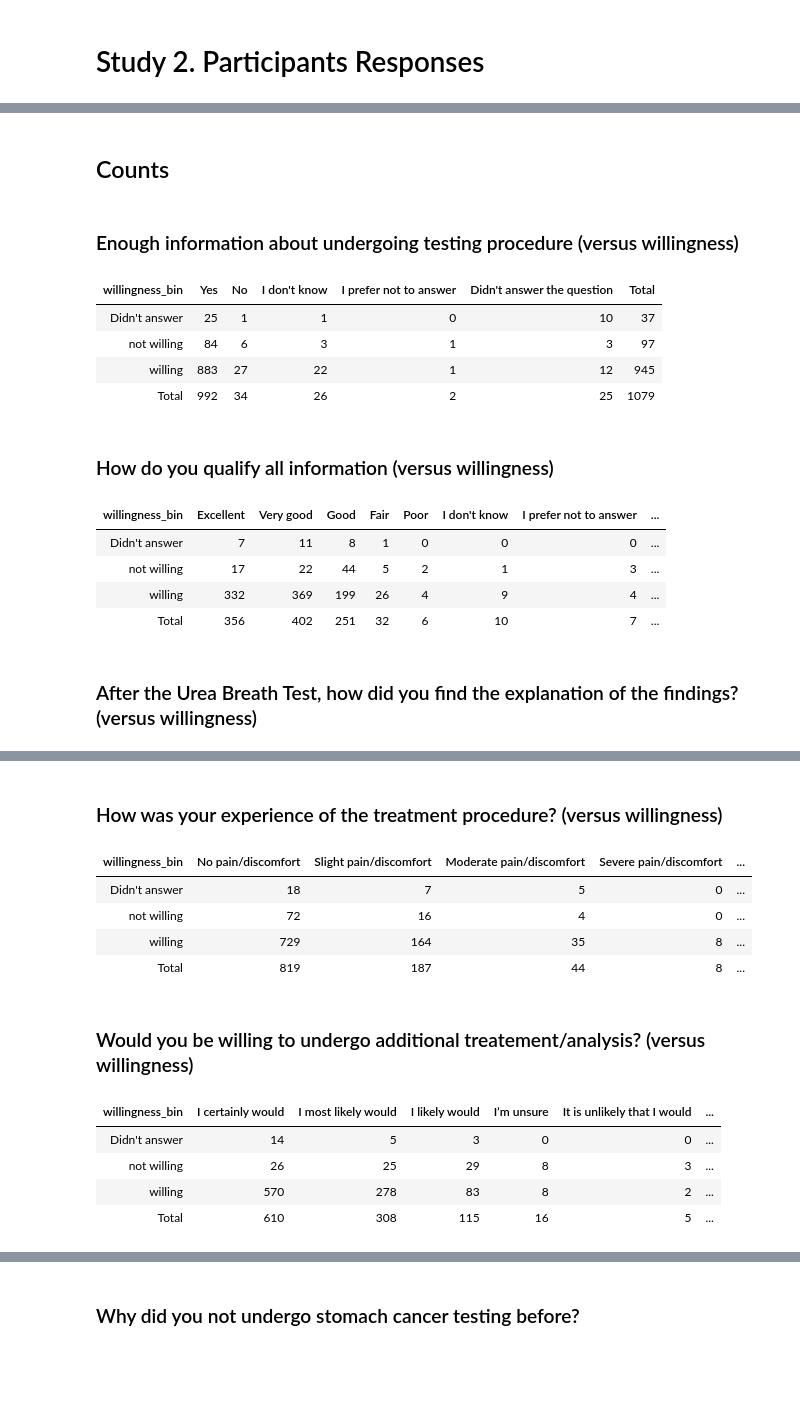
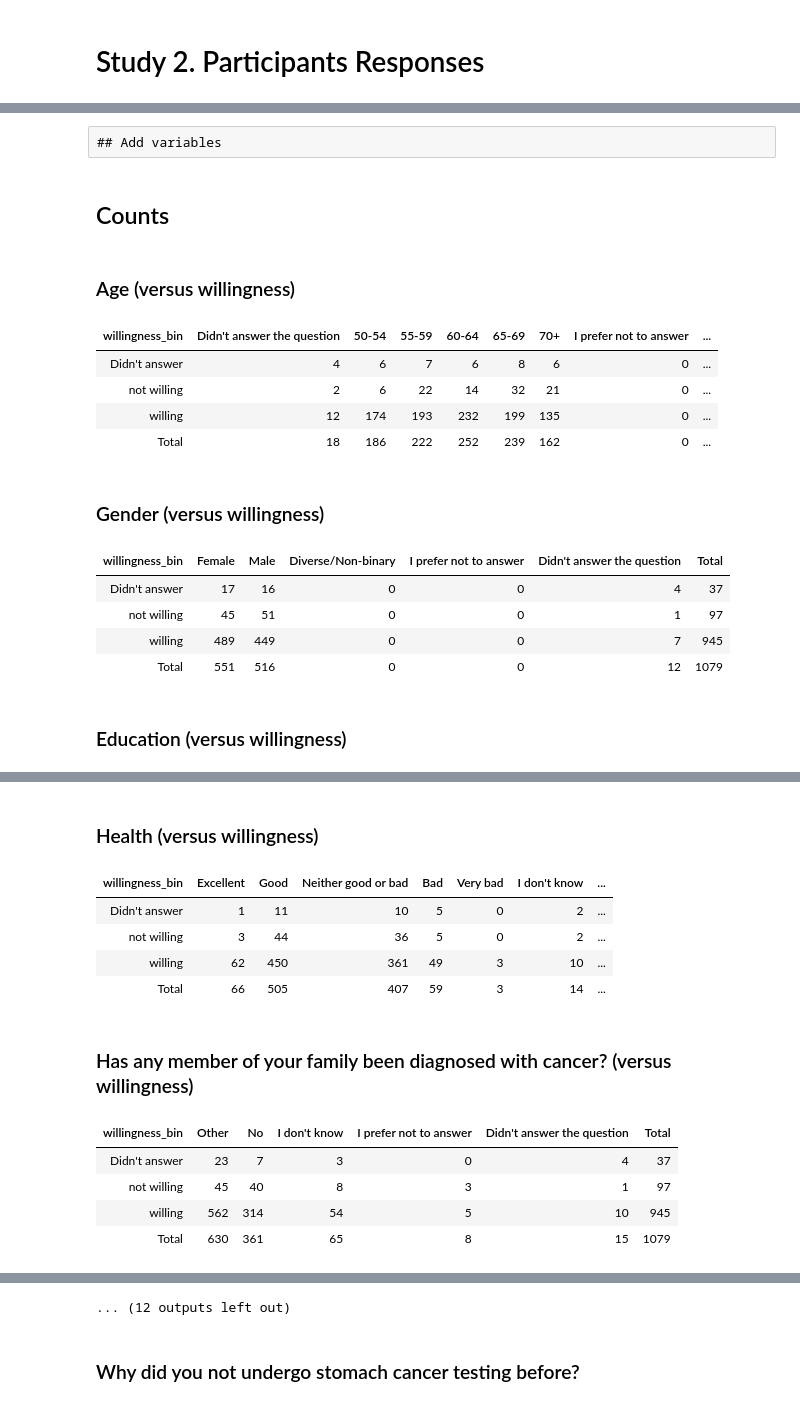
Before and after one commit to omesalles/togas, a Jupyter notebook: scripts/descriptive-participants-answers.ipynb, the cells around one changed output, grey strips where cells are left out. Cells and saved outputs as stored; diff of their text form; code cells hidden in the pictures; blank space fills up the shorter version.

Commit message:
Descriptive stats of participants answers

```diff
--- a/scripts/descriptive-participants-answers.ipynb
+++ b/scripts/descriptive-participants-answers.ipynb
@@ -32,7 +27,15 @@ df1 = df1 |> add_willingness(1) |>
 # %% [markdown]
 ## Counts
 # %%
-categorical_fields = c("Enough information about undergoing testing procedure"="info_testing_procedure",
+categorical_fields = c("Gender"="gender",
+                       "Education"="education",
+                       "Health"="health",
+                       "Has any member of your family been diagnosed with cancer?"="family_history",
+                       "Do you know any of the risk factors and warning symptoms of stomach cancer?"="awareness_GC",
+                       "Do you personally know anyone who has had H. pylori infection?"="knowing",
+                       "Are you aware of the possible consequences of H. pylori infection?"="awareness_pilory",
+                       "Have you ever been tested for H. pylori before participating in this study?"="prior_pilory",
+                       "Enough information about undergoing testing procedure"="info_testing_procedure",
                        "Enough information about the necessity of a UBT"="info_urea_test",
                        "Enough information about the necessity of a follow up UBT"="info_followup",
                        "Enough information about the necessity of further treatment"="info_further_treatment",
@@ -306,3 +307,5 @@ df2 = haven::read_sav("../data/Pilot2.sav") |> add_participation() |> dplyr::fil
+# %% [raw]
+## Add variables
 # %%
 df2 = df2 |> add_willingness(2) |> add_age() |>
             add_gender() |> add_education() |> add_health() |>
@@ -314,41 +317,48 @@ df2 = df2 |> add_willingness(2) |> add_age() |>
 # %% [markdown]
 ## Counts
 # %%
-categorical_fields = c("Enough information about undergoing testing procedure"="info_testing_procedure",
-                       "How do you qualify all information "="quality_info",
-                       "After the Urea Breath Test, how did you find the explanation of the findings?"="treatment_explanation_findings",
-                       "How was your experience of the treatment procedure?"="experience_treatment_procedure",
-                       "Would you be willing to undergo additional treatement/analysis?"="willing_formore_tests")
+categorical_fields = c("Age"="age",
+                       "Gender"="gender",
+                       "Education"="education",
+                       "Health"="health",
+                       "Has any member of your family been diagnosed with cancer?"="family_history",
+                       "Do you know any of the risk factors and warning symptoms of stomach cancer?"="awareness_GC",
+                       "Have you had an upper endoscopy to checkup your stomach (camera test of the stomach) before?"="prior_endoscopy",
+                       "Did you receive enough information about undergoing two procedures (endoscopy and colonoscopy) in the same session?"="info_testing_procedure",
+                       "How do you qualify all information (written or verbally) provided before upper endoscopy and colonoscopy?"="quality_info",
+                       "After the performed procedures, how did you find the explanation of the procedures and the findings?"="treatment_explanation_findings",
+                       "Did you experience pain/discomfort after the upper endoscopy and colonoscopy?"="experience_treatment_procedure",
+                       "If there is a need for additional treatment or tests and follow-up analysis after the upper endoscopy, would you be willing to undergo them?"="willing_formore_tests")
 
 for (heading in names(categorical_fields)) {
   variable <- categorical_fields[[heading]]
   # Display heading
   IRdisplay::display_markdown(
     paste0("### ", heading, "  (versus willingness)")
   )
   # Generate and display frequency table
   table <-  df2 |> janitor_table("willingness_bin", variable) |>  janitor::adorn_totals("col")
   IRdisplay::display_html(
     as.character(
         knitr::kable(
           table,
           format = "html",
           align = "lrr"
         )
     )
   )
 }
 # %% [output]
-### Enough information about undergoing testing procedure  (versus willingness)
+### Age  (versus willingness)
-| willingness_bin | Yes | No | I don't know | I prefer not to answer | Didn't answer the question | Total |
-| Didn't answer | 25 | 1 | 1 | 0 | 10 | 37 |
-| not willing | 84 | 6 | 3 | 1 | 3 | 97 |
-| willing | 883 | 27 | 22 | 1 | 12 | 945 |
-| Total | 992 | 34 | 26 | 2 | 25 | 1079 |
+| willingness_bin | Didn't answer the question | 50-54 | 55-59 | 60-64 | 65-69 | 70+ | I prefer not to answer | ... |
+| Didn't answer | 4 | 6 | 7 | 6 | 8 | 6 | 0 | ... |
+| not willing | 2 | 6 | 22 | 14 | 32 | 21 | 0 | ... |
+| willing | 12 | 174 | 193 | 232 | 199 | 135 | 0 | ... |
+| Total | 18 | 186 | 222 | 252 | 239 | 162 | 0 | ... |
-### How do you qualify all information   (versus willingness)
+### Gender  (versus willingness)
-| willingness_bin | Excellent | Very good | Good | Fair | Poor | I don't know | I prefer not to answer | ... |
-| Didn't answer | 7 | 11 | 8 | 1 | 0 | 0 | 0 | ... |
-| not willing | 17 | 22 | 44 | 5 | 2 | 1 | 3 | ... |
-| willing | 332 | 369 | 199 | 26 | 4 | 9 | 4 | ... |
-| Total | 356 | 402 | 251 | 32 | 6 | 10 | 7 | ... |
+| willingness_bin | Female | Male | Diverse/Non-binary | I prefer not to answer | Didn't answer the question | Total |
+| Didn't answer | 17 | 16 | 0 | 0 | 4 | 37 |
+| not willing | 45 | 51 | 0 | 0 | 1 | 97 |
+| willing | 489 | 449 | 0 | 0 | 7 | 945 |
+| Total | 551 | 516 | 0 | 0 | 12 | 1079 |
-### After the Urea Breath Test, how did you find the explanation of the findings?  (versus willingness)
+### Education  (versus willingness)
@@ -360,12 +370,12 @@ for (heading in names(categorical_fields)) {
-### How was your experience of the treatment procedure?  (versus willingness)
+### Health  (versus willingness)
-| willingness_bin | No pain/discomfort | Slight pain/discomfort | Moderate pain/discomfort | Severe pain/discomfort | ... |
-| Didn't answer | 18 | 7 | 5 | 0 | ... |
-| not willing | 72 | 16 | 4 | 0 | ... |
-| willing | 729 | 164 | 35 | 8 | ... |
-| Total | 819 | 187 | 44 | 8 | ... |
+| willingness_bin | Excellent | Good | Neither good or bad | Bad | Very bad | I don't know | ... |
+| Didn't answer | 1 | 11 | 10 | 5 | 0 | 2 | ... |
+| not willing | 3 | 44 | 36 | 5 | 0 | 2 | ... |
+| willing | 62 | 450 | 361 | 49 | 3 | 10 | ... |
+| Total | 66 | 505 | 407 | 59 | 3 | 14 | ... |
-### Would you be willing to undergo additional treatement/analysis?  (versus willingness)
+### Has any member of your family been diagnosed with cancer?  (versus willingness)
-| willingness_bin | I certainly would | I most likely would | I likely would | I’m unsure | It is unlikely that I would | ... |
-| Didn't answer | 14 | 5 | 3 | 0 | 0 | ... |
-| not willing | 26 | 25 | 29 | 8 | 3 | ... |
-| willing | 570 | 278 | 83 | 8 | 2 | ... |
-| Total | 610 | 308 | 115 | 16 | 5 | ... |
+| willingness_bin | Other | No | I don't know | I prefer not to answer | Didn't answer the question | Total |
+| Didn't answer | 23 | 7 | 3 | 0 | 4 | 37 |
+| not willing | 45 | 40 | 8 | 3 | 1 | 97 |
+| willing | 562 | 314 | 54 | 5 | 10 | 945 |
+| Total | 630 | 361 | 65 | 8 | 15 | 1079 |
@@ -372,3 +388,4 @@ for (heading in names(categorical_fields)) {
+... (12 outputs left out)
 # %%
 # Source column names
 variables <- c(paste0("G03Q15_SQ", sprintf("%03d", 1:5)), "G03Q15_other")
```
Also changed, not shown: parts of 7 cells of this notebook.
